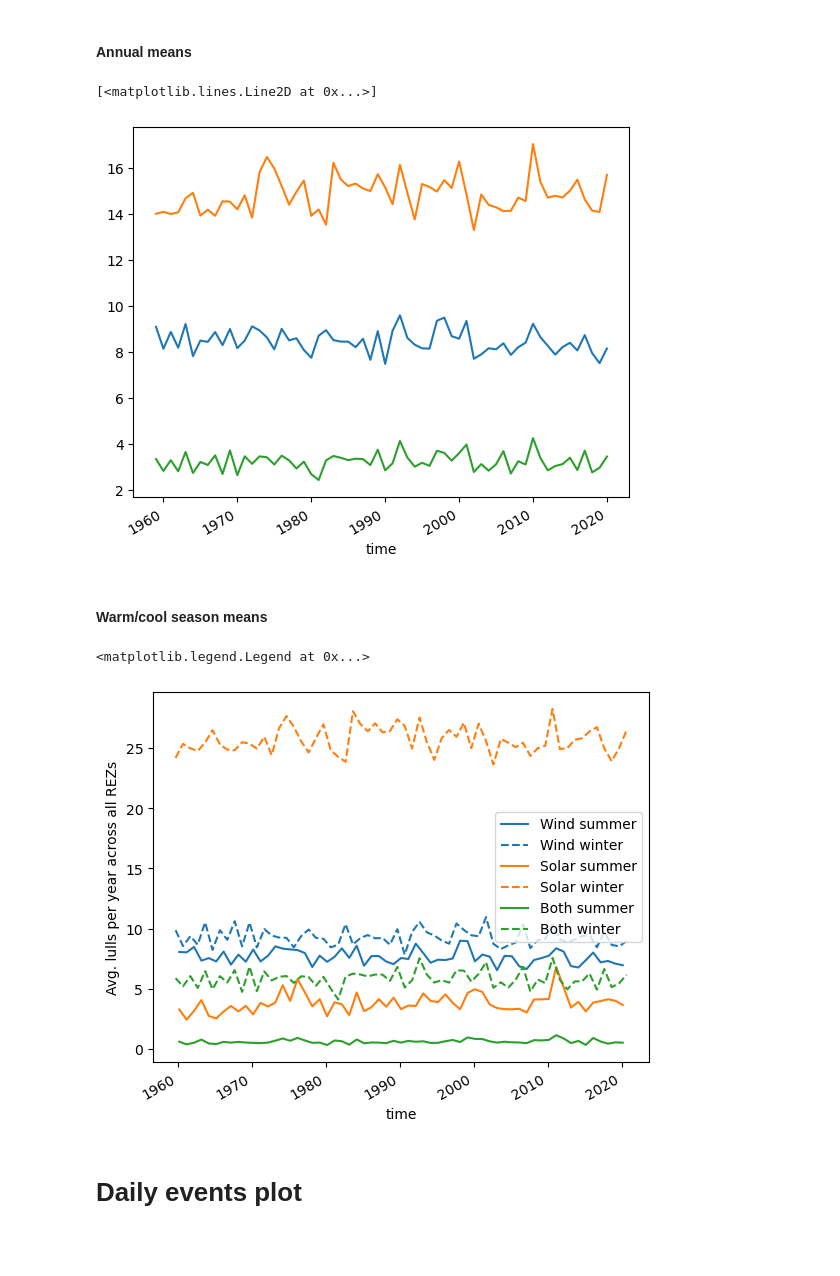
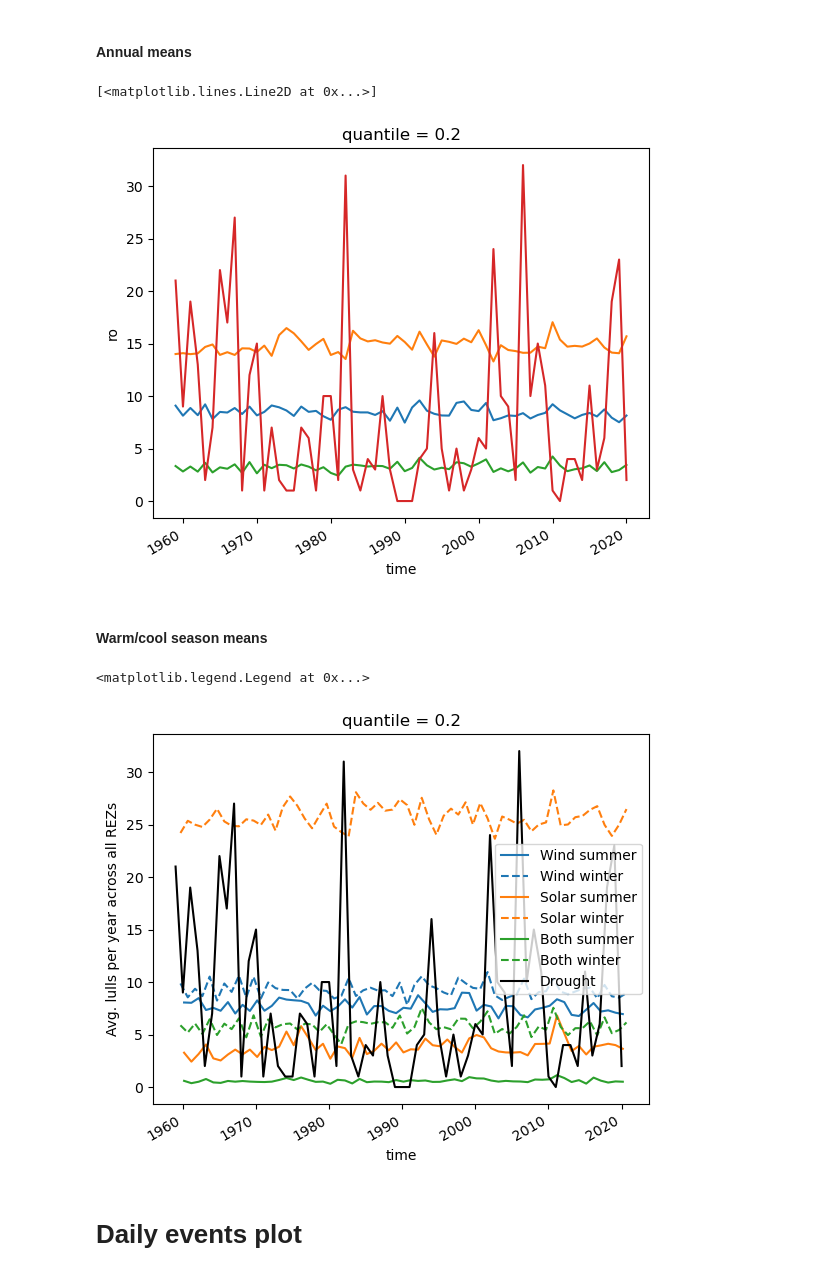
Before and after one commit to dougrichardson/Richardson_2023_energy, a Jupyter notebook: 1_exploratory analysis.ipynb, the cells around one changed output. Saved outputs shown, nothing was run; the diff lists cells and outputs as text; code cells hidden in the pictures; blank space fills up the shorter version.

Commit message:
Separated get drought years fn

```diff
--- a/1_exploratory analysis.ipynb
+++ b/1_exploratory analysis.ipynb
@@ -359,3 +367,5 @@ with plt.rc_context(plt_params):
 events_100w = get_events(rez_100w, thresh_100w)
 # %%
 events_mssrd = get_events(rez_mssrd, thresh_mssrd)
+# %%
+events_ro = get_events(rez_ro_ann, thresh_ro)
@@ -366,6 +393,7 @@ events_mssrd = get_events(rez_mssrd, thresh_mssrd)
 # %%
 annual_w100 = events_100w.sum('region').resample(time='1YS').mean()
 annual_mssrd = events_mssrd.sum('region').resample(time='1YS').mean()
+annual_ro = events_ro.sum('region')
 
 annual_both = events_100w + events_mssrd
 annual_both = xr.where(annual_both == 2, 1, 0).sum('region').resample(time='1YS').mean()
@@ -374,9 +402,10 @@ fig, ax = plt.subplots(1, 1)
 annual_w100.plot(ax=ax)
 annual_mssrd.plot(ax=ax)
 annual_both.plot(ax=ax)
+annual_ro.plot(ax=ax)
 # %% [output]
 [<matplotlib.lines.Line2D at 0x...>]
-[figure, old version]
+[figure, new version]
 # %% [markdown]
 #### Warm/cool season means
 # %%
@@ -398,20 +427,22 @@ colors = prop_cycle.by_key()['color']
 # %%
 fig, ax = plt.subplots(1, 1)
 
 warm_w100.plot(ax=ax, c=colors[0], label='Wind summer')
 cool_w100.plot(ax=ax, c=colors[0], ls='--', label='Wind winter')
 
 warm_mssrd.plot(ax=ax, c=colors[1], label='Solar summer')
 cool_mssrd.plot(ax=ax, c=colors[1], ls='--', label='Solar winter')
 
 warm_both.plot(ax=ax, c=colors[2], label='Both summer')
 cool_both.plot(ax=ax, c=colors[2], ls='--', label='Both winter')
 
+annual_ro.plot(ax=ax, c='k', label='Drought')
+
 ax.set_ylabel('Avg. lulls per year across all REZs')
 ax.legend()
 # %% [output]
 <matplotlib.legend.Legend at 0x...>
-[figure, old version]
+[figure, new version]
 # %% [markdown]
 # Daily events plot
 # %%
```
Also changed, not shown: parts of 8 cells of this notebook.
